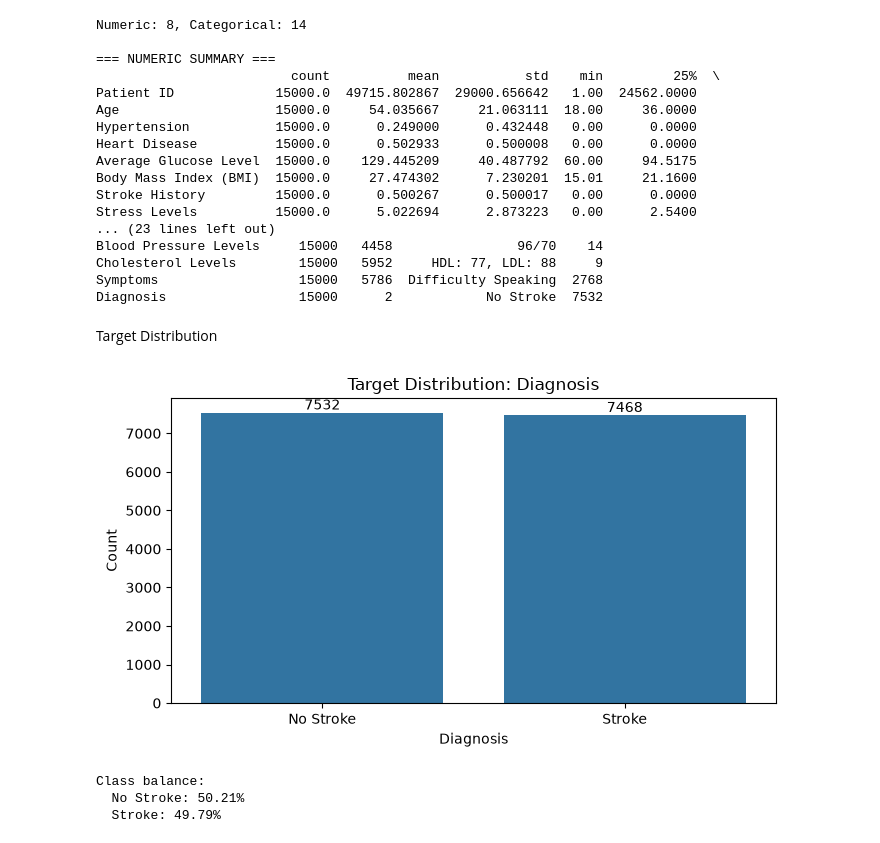
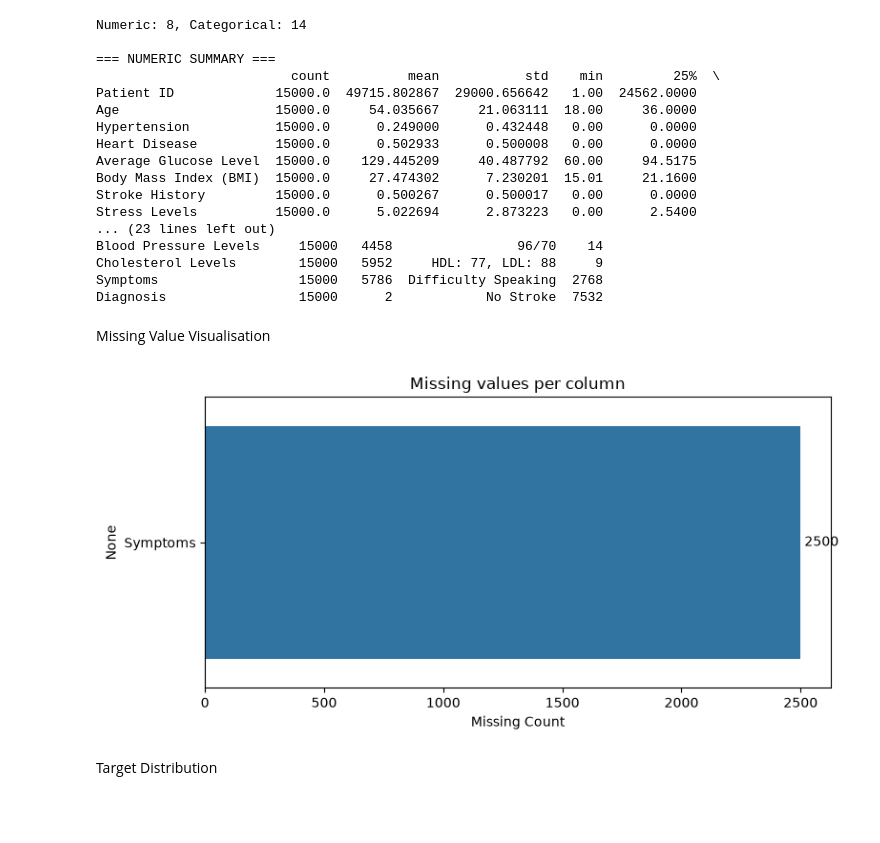
Before and after one commit to rahavendran98/Dynamic-Healthcare-Analytics-Prediction-Platform, a Jupyter notebook: notebooks/eda.ipynb, the cells around one changed output. Drawn from its saved outputs; the diff is of its cells as text; code cells hidden in the pictures; blank space fills up the shorter version.

```diff
--- a/notebooks/eda.ipynb
+++ b/notebooks/eda.ipynb
@@ -76,39 +74,29 @@ Blood Pressure Levels     15000   4458                96/70    14
 Cholesterol Levels        15000   5952     HDL: 77, LDL: 88     9
 Symptoms                  15000   5786  Difficulty Speaking  2768
 Diagnosis                 15000      2            No Stroke  7532
+# %% [markdown]
+Missing Value Visualisation
+# %%
+def plot_missing_values(df):
+    missing = df.isna().sum()
+    missing = missing[missing > 0].sort_values(ascending=False)
+
+    if missing.empty:
+        print("No missing values found.")
+        return
+
+    fig, ax = plt.subplots(figsize=(8,4))
+    sns.barplot(x=missing.values, y=missing.index.astype(str), ax=ax)
+    ax.set_title("Missing values per column")
+    ax.set_xlabel("Missing Count")
+    for i,v in enumerate(missing.values):
+        ax.text(v, i, f" {v}", va="center")
+    plt.tight_layout()
+    plt.show()
+
+df_raw_stroke = pd.read_csv(os.path.join(SAMPLE_DIR, "stroke_sliced.csv"))
+plot_missing_values(df_raw_stroke)
+# %% [output]
+[figure, added]
 # %% [markdown]
 Target Distribution
-# %%
-
-
-def plot_target_distribution(df, target_col):
-    """Plot the distribution of the target column."""
-    fig, ax = plt.subplots(figsize=(7, 4))
-
-    counts = df[target_col].value_counts()
-    sns.barplot(x=counts.index.astype(str), y=counts.values, ax=ax)
-
-    ax.set_title(f"Target Distribution: {target_col}")
-    ax.set_xlabel(target_col)
-    ax.set_ylabel("Count")
-
-    # Add count labels on bars
-    for i, v in enumerate(counts.values):
-        ax.text(i, v, str(v), ha="center", va="bottom")
-
-    plt.tight_layout()
-    plt.show()
-
-    # Print balance info
-    pct = (counts / counts.sum() * 100).round(2)
-    print("Class balance:")
-    for cls, p in pct.items():
-        print(f"  {cls}: {p}%")
-
-
-plot_target_distribution(df, "Diagnosis")
-# %% [output]
-[figure, removed]
-Class balance:
-  No Stroke: 50.21%
-  Stroke: 49.79%
```
Also changed, not shown: parts of 11 cells of this notebook, 13 other files.
